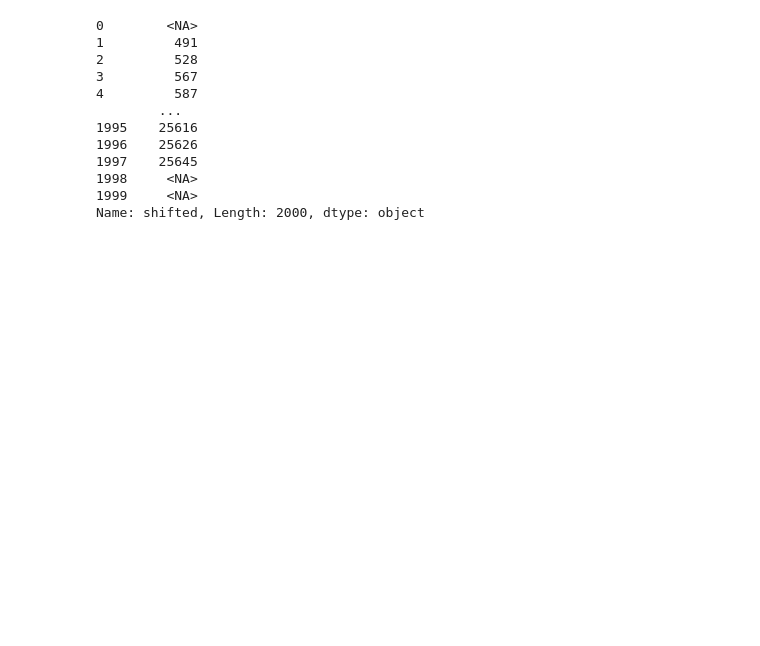
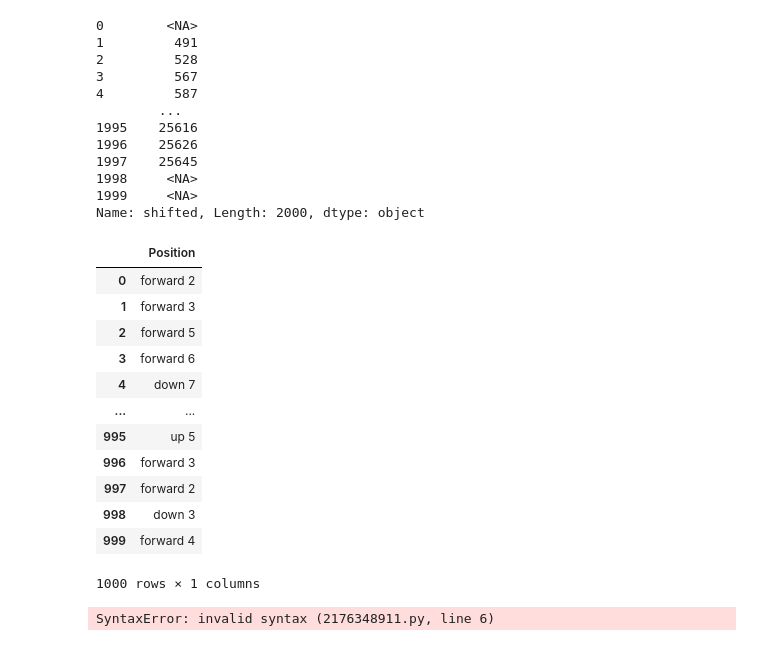
Before and after one commit to Zeuthens/advent, a Jupyter notebook: Adventcode.ipynb, the cells around one changed output. Drawn from its saved outputs; the diff is of its cells as text; code cells hidden in the pictures; blank space fills up the shorter version.

```diff
--- a/Adventcode.ipynb
+++ b/Adventcode.ipynb
@@ -581,3 +579,22 @@ input.shifted
 1998     <NA>
 1999     <NA>
 Name: shifted, Length: 2000, dtype: object
+# %%
+import pandas as pd
+input2 = pd.read_csv('day2input.txt', names = ['Position'])
+# %%
+input2
+# %% [output]
+|  | Position |
+| 0 | forward 2 |
+| 1 | forward 3 |
+| 2 | forward 5 |
+| 3 | forward 6 |
+| 4 | down 7 |
+| ... | ... |
+| 995 | up 5 |
+| 996 | forward 3 |
+| 997 | forward 2 |
+| 998 | down 3 |
+| 999 | forward 4 |
+1000 rows × 1 columns
@@ -583,0 +605,8 @@ Name: shifted, Length: 2000, dtype: object
+# %%
+
+sumup nr if position up
+sumdown nr if position down
+
+sumdybde = sumdown-sumup
+# %% [output]
+SyntaxError: invalid syntax (2176348911.py, line 6)
```
Also changed, not shown: parts of 11 cells of this notebook.
